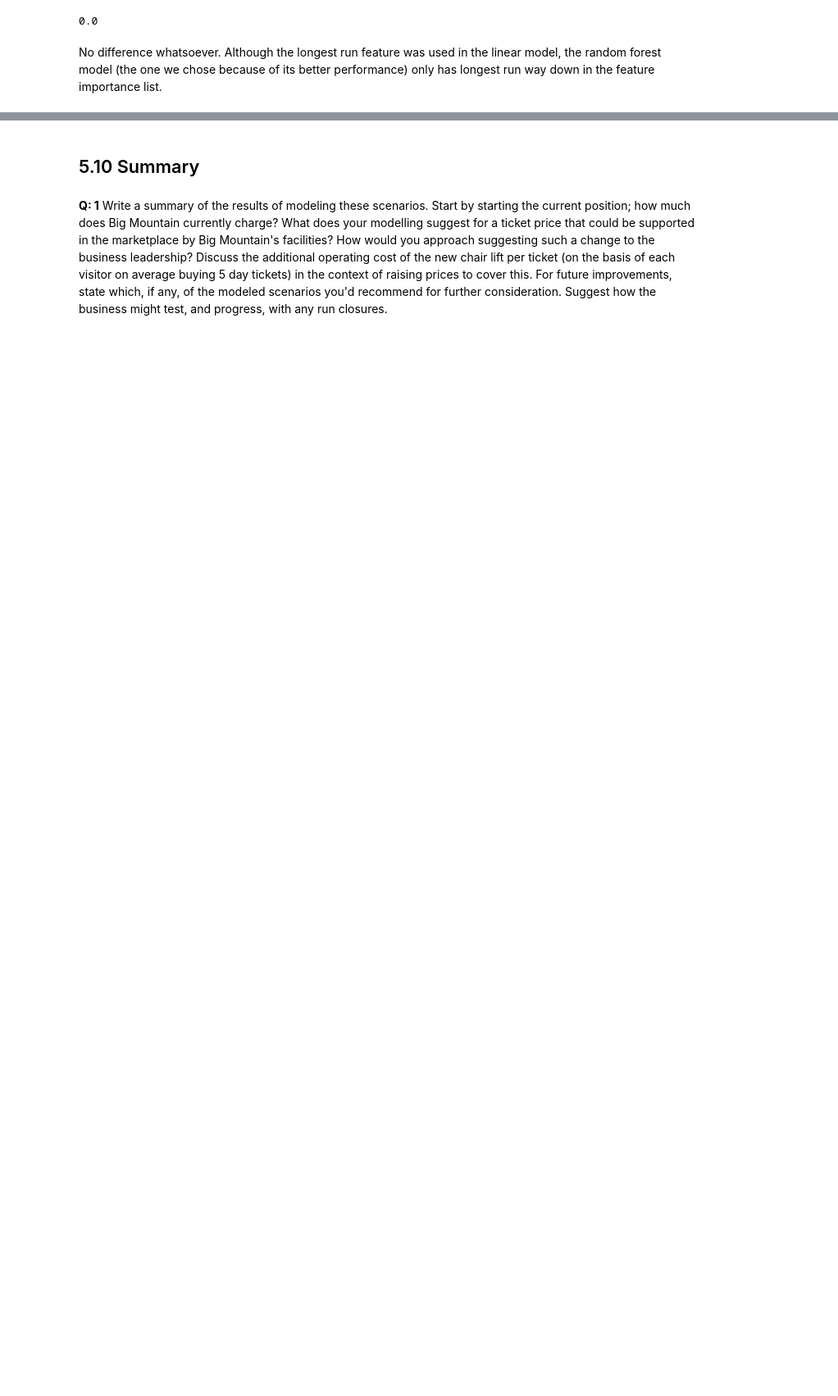
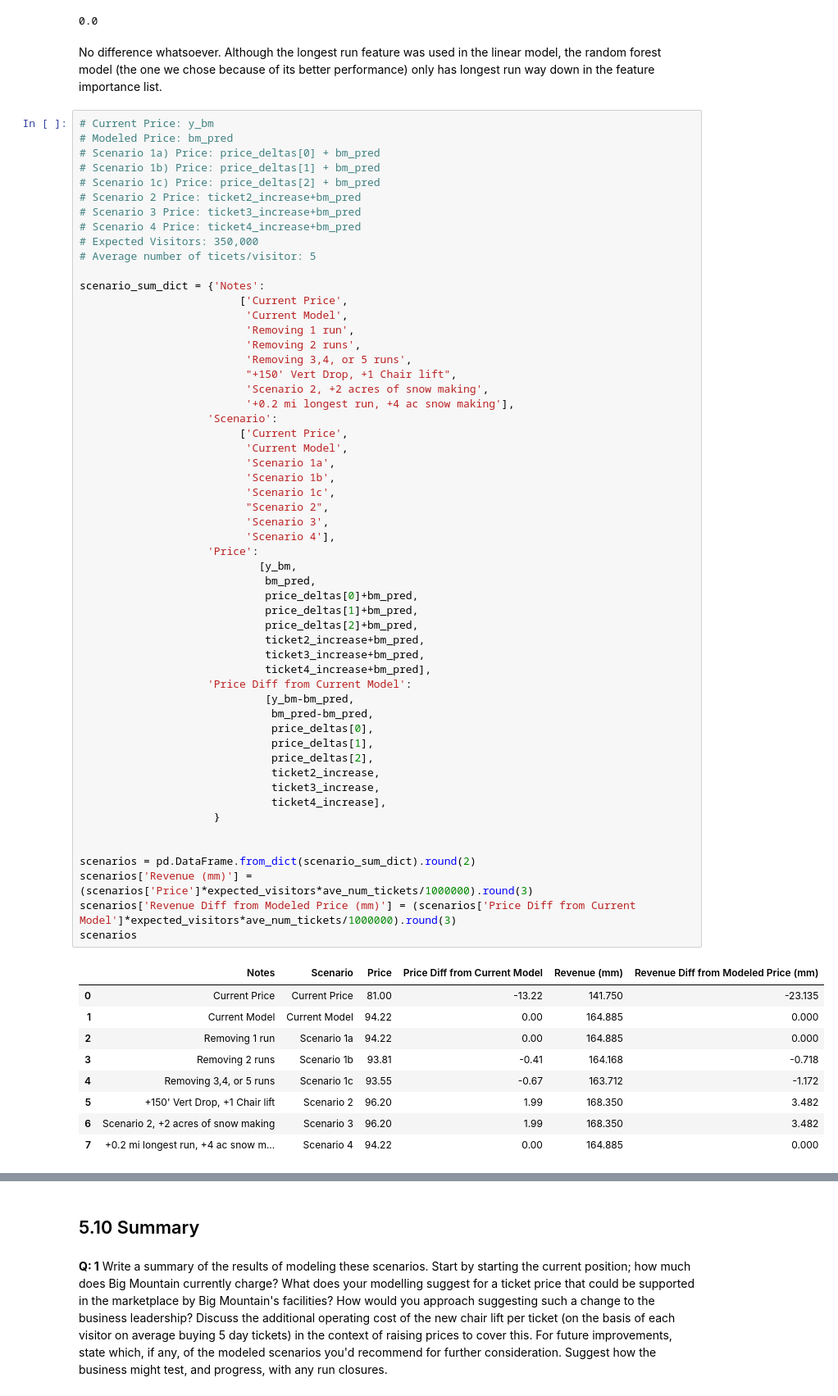
Before and after one commit to george3r/DataScienceGuidedCapstone, a Jupyter notebook: Notebooks/05_modeling.ipynb, the cells around one changed output, grey strips where cells are left out. Shown at 82% size. Cells and saved outputs as stored; diff of their text form; blank space fills up the shorter version.

Commit message:
finished answering final questions on Big Mountain 05_modeling Notebook

```diff
--- a/Notebooks/05_modeling.ipynb
+++ b/Notebooks/05_modeling.ipynb
@@ -417,3 +419,68 @@ predict_increase(['LongestRun_mi', 'Snow Making_ac'], [0.2, 4])
 0.0
 # %% [markdown]
 No difference whatsoever. Although the longest run feature was used in the linear model, the random forest model (the one we chose because of its better performance) only has longest run way down in the feature importance list.
+# %%
+# Current Price: y_bm
+# Modeled Price: bm_pred
+# Scenario 1a) Price: price_deltas[0] + bm_pred
+# Scenario 1b) Price: price_deltas[1] + bm_pred
+# Scenario 1c) Price: price_deltas[2] + bm_pred
+# Scenario 2 Price: ticket2_increase+bm_pred
+# Scenario 3 Price: ticket3_increase+bm_pred
+# Scenario 4 Price: ticket4_increase+bm_pred
+# Expected Visitors: 350,000
+# Average number of ticets/visitor: 5
+
+scenario_sum_dict = {'Notes':
+                         ['Current Price',
+                          'Current Model',
+                          'Removing 1 run',
+                          'Removing 2 runs',
+                          'Removing 3,4, or 5 runs',
+                          "+150' Vert Drop, +1 Chair lift",
+                          'Scenario 2, +2 acres of snow making',
+                          '+0.2 mi longest run, +4 ac snow making'],
+                    'Scenario':
+                         ['Current Price',
+                          'Current Model',
+                          'Scenario 1a',
+                          'Scenario 1b',
+                          'Scenario 1c',
+                          "Scenario 2",
+                          'Scenario 3',
+                          'Scenario 4'],
+                    'Price':
+                            [y_bm,
+                             bm_pred,
+                             price_deltas[0]+bm_pred,
+                             price_deltas[1]+bm_pred,
+                             price_deltas[2]+bm_pred,
+                             ticket2_increase+bm_pred,
+                             ticket3_increase+bm_pred,
+                             ticket4_increase+bm_pred],
+                    'Price Diff from Current Model':
+                             [y_bm-bm_pred,
+                              bm_pred-bm_pred,
+                              price_deltas[0],
+                              price_deltas[1],
+                              price_deltas[2],
+                              ticket2_increase,
+                              ticket3_increase,
+                              ticket4_increase],
+                     }
+
+
+scenarios = pd.DataFrame.from_dict(scenario_sum_dict).round(2)
+scenarios['Revenue (mm)'] = (scenarios['Price']*expected_visitors*ave_num_tickets/1000000).round(3)
+scenarios['Revenue Diff from Modeled Price (mm)'] = (scenarios['Price Diff from Current Model']*expected_visitors*ave_num_tickets/1000000).round(3)
+scenarios
+# %% [output]
+|  | Notes | Scenario | Price | Price Diff from Current Model | Revenue (mm) | Revenue Diff from Modeled Price (mm) |
+| 0 | Current Price | Current Price | 81.00 | -13.22 | 141.750 | -23.135 |
+| 1 | Current Model | Current Model | 94.22 | 0.00 | 164.885 | 0.000 |
+| 2 | Removing 1 run | Scenario 1a | 94.22 | 0.00 | 164.885 | 0.000 |
+| 3 | Removing 2 runs | Scenario 1b | 93.81 | -0.41 | 164.168 | -0.718 |
+| 4 | Removing 3,4, or 5 runs | Scenario 1c | 93.55 | -0.67 | 163.712 | -1.172 |
+| 5 | +150' Vert Drop, +1 Chair lift | Scenario 2 | 96.20 | 1.99 | 168.350 | 3.482 |
+| 6 | Scenario 2, +2 acres of snow making | Scenario 3 | 96.20 | 1.99 | 168.350 | 3.482 |
+| 7 | +0.2 mi longest run, +4 ac snow m... | Scenario 4 | 94.22 | 0.00 | 164.885 | 0.000 |
```
Also changed, not shown: parts of 9 cells of this notebook.
